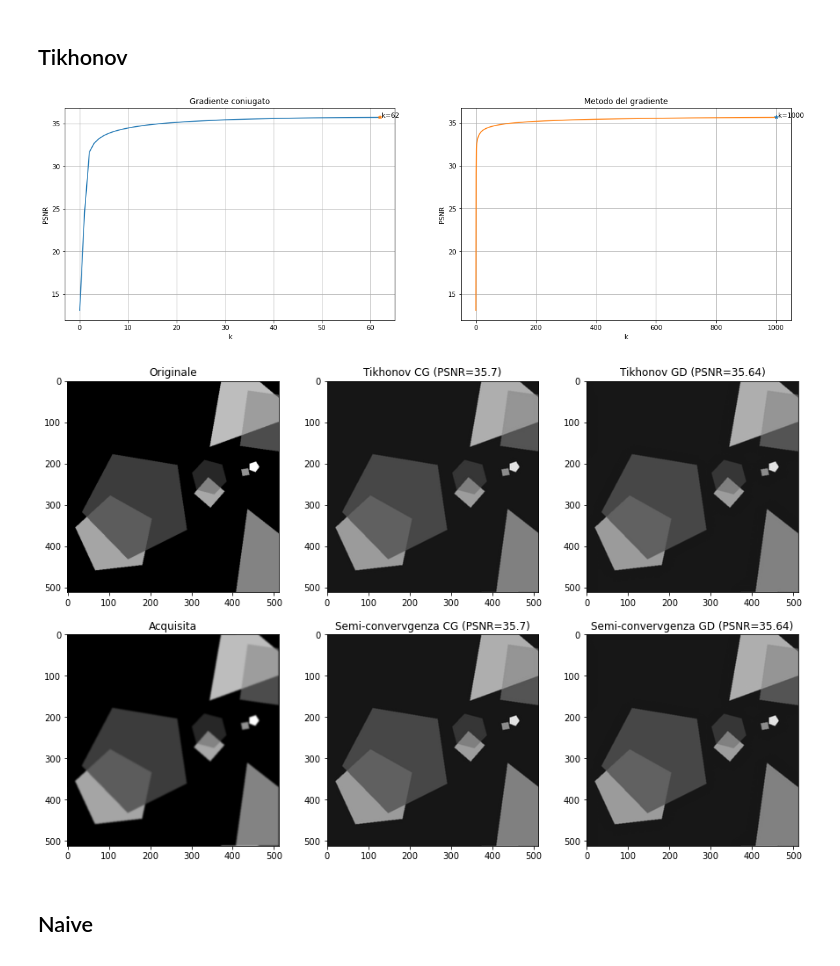
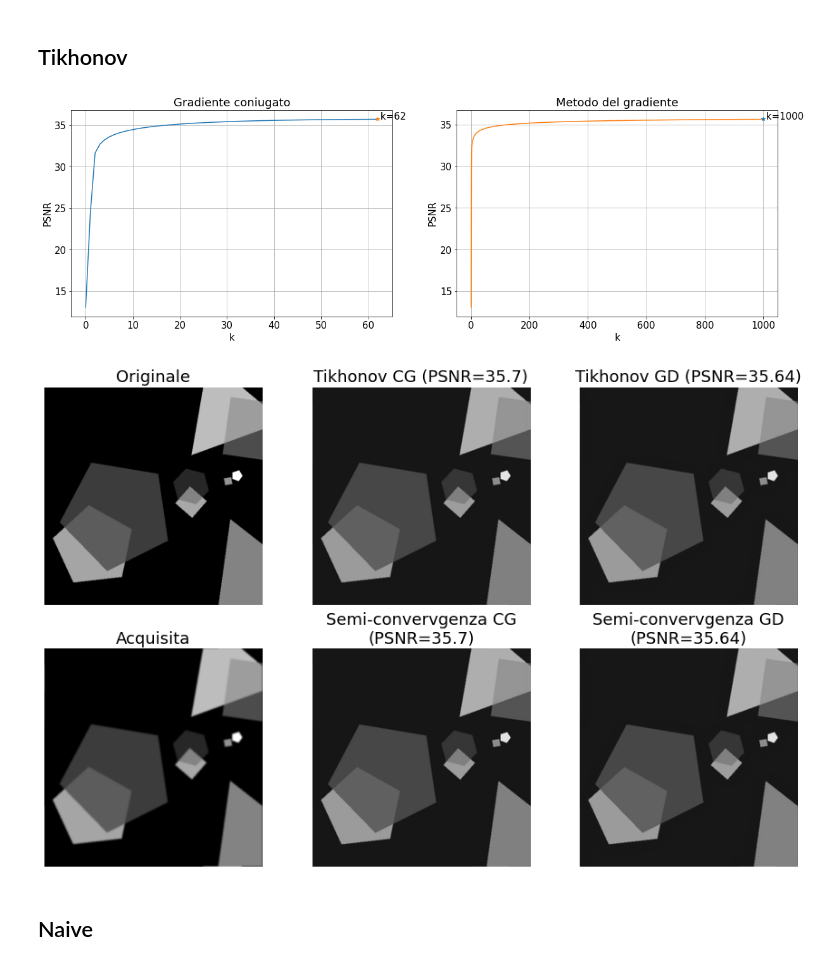
Before and after one commit to NotXia/imaging, a Jupyter notebook: progetto.ipynb, the cells around one changed output. Cells and saved outputs as stored; diff of their text form; code cells hidden in the pictures.

```diff
--- a/progetto.ipynb
+++ b/progetto.ipynb
@@ -65,6 +65,8 @@ Generare un set di 8 immagini 512 $\times$ 512 in formato ${\tt png}$ in scala d
 
 
 ![Immagine2.png](embedded-picture-1)
+# %%
+plt.rcParams.update({'font.size': 15})
 # %% [markdown]
 ## 1) Generazione immagini corrotte
 Degradare le immagini applicando, mediante le funzioni riportate nella cella precedente,  l'operatore di blur con parametri
@@ -707,42 +725,49 @@ ax[0].grid()
 ax[0].set_title("Gradiente coniugato")
 ax[0].set_xlabel("k")
 ax[0].set_ylabel("PSNR")
-ax[0].plot([i for i in range(len(psnr_k_cg))], psnr_k_cg, label="Gradiente coniugato")
+ax[0].plot(range(0, len(psnr_k_cg)), psnr_k_cg, label="Gradiente coniugato")
 ax[0].plot(i_best_cg, psnr_k_cg[i_best_cg], "*")
 ax[0].annotate(f" k={i_best_cg}", (i_best_cg, psnr_k_cg[i_best_cg]))
 
 ax[1].grid()
 ax[1].set_title("Metodo del gradiente")
 ax[1].set_xlabel("k")
 ax[1].set_ylabel("PSNR")
-ax[1].plot([i for i in range(len(psnr_k_gd))], psnr_k_gd, label="Metodo del gradiente", color="tab:orange")
+ax[1].plot(range(0, len(psnr_k_gd)), psnr_k_gd, label="Metodo del gradiente", color="tab:orange")
 ax[1].plot(i_best_gd, psnr_k_gd[i_best_gd], "*", color="tab:blue")
 ax[1].annotate(f" k={i_best_gd}", (i_best_gd, psnr_k_gd[i_best_gd]))
 
 plt.show()
 
 
 fig, ax = plt.subplots(2, 3, figsize=(15, 15))
 fig.subplots_adjust(top=0.5, bottom=0.01)
 
 ax[0, 0].imshow(real_image, cmap="gray")
 ax[0, 0].set_title("Originale")
+ax[0, 0].axis("off")
 ax[1, 0].imshow(curr_image, cmap="gray")
 ax[1, 0].set_title("Acquisita")
+ax[1, 0].axis("off")
 ax[0, 1].imshow(out_tikhonov_cg["image"], cmap="gray")
 ax[0, 1].set_title(f"Tikhonov CG (PSNR={round(metrics.peak_signal_noise_ratio(real_image, out_tikhonov_cg['image']), 2)})")
+ax[0, 1].axis("off")
 ax[0, 2].imshow(out_tikhonov_gd["image"], cmap="gray")
 ax[0, 2].set_title(f"Tikhonov GD (PSNR={round(metrics.peak_signal_noise_ratio(real_image, out_tikhonov_gd['image']), 2)})")
+ax[0, 2].axis("off")
 
 ax[1, 1].imshow(images_cg[i_best_cg], cmap="gray")
-ax[1, 1].set_title(f"Semi-convervgenza CG (PSNR={round(psnr_k_cg[i_best_cg], 2)})")
+ax[1, 1].set_title(f"Semi-convervgenza CG\n(PSNR={round(psnr_k_cg[i_best_cg], 2)})")
+ax[1, 1].axis("off")
 
 ax[1, 2].imshow(images_gd[i_best_gd], cmap="gray")
-ax[1, 2].set_title(f"Semi-convervgenza GD (PSNR={round(psnr_k_gd[i_best_gd], 2)})")
+ax[1, 2].set_title(f"Semi-convervgenza GD\n(PSNR={round(psnr_k_gd[i_best_gd], 2)})")
+ax[1, 2].axis("off")
+
 plt.show()
 # %% [output]
-[figure, old version]
+[figure, new version]
-[figure, old version]
+[figure, new version]
 # %% [markdown]
 ## Naive
 # %%
```
Also changed, not shown: parts of 30 cells of this notebook, 38 other files.
